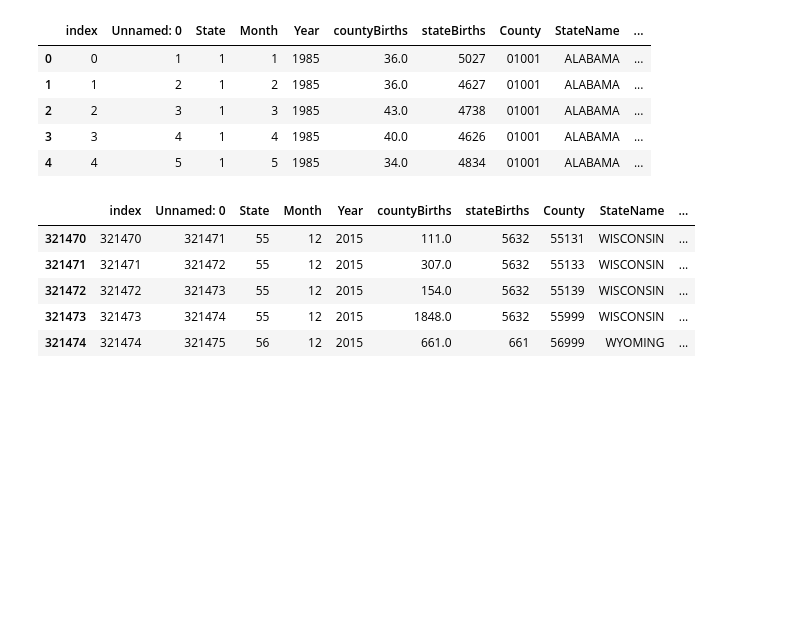
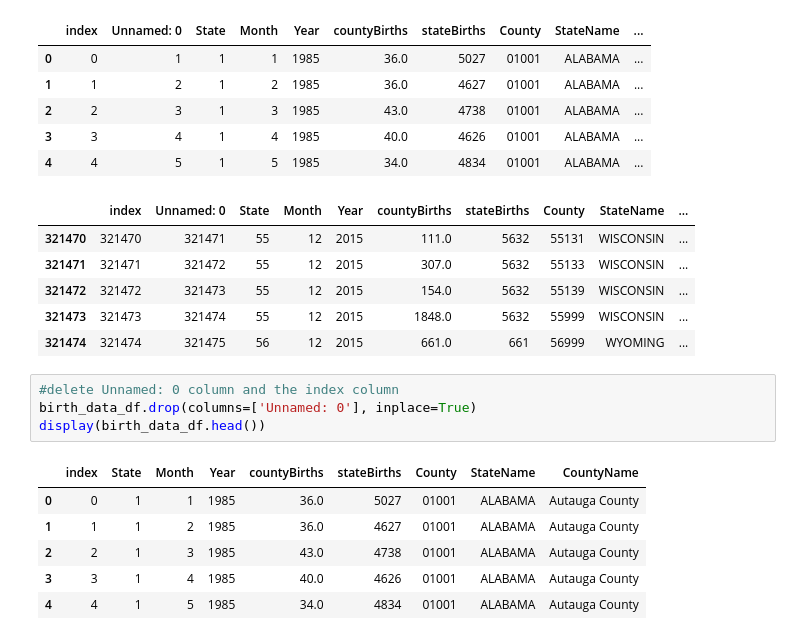
Before and after one commit to Aquamarine278/AI-Bootcamp-Project-1, a Jupyter notebook: birthdata_1.ipynb, the cells around one changed output. Cells and saved outputs as stored; diff of their text form; blank space fills up the shorter version.

```diff
--- a/birthdata_1.ipynb
+++ b/birthdata_1.ipynb
@@ -205,3 +205,14 @@ display(birth_data_df.tail())
 | 321472 | 321472 | 321473 | 55 | 12 | 2015 | 154.0 | 5632 | 55139 | WISCONSIN | ... |
 | 321473 | 321473 | 321474 | 55 | 12 | 2015 | 1848.0 | 5632 | 55999 | WISCONSIN | ... |
 | 321474 | 321474 | 321475 | 56 | 12 | 2015 | 661.0 | 661 | 56999 | WYOMING | ... |
+# %%
+#delete Unnamed: 0 column and the index column
+birth_data_df.drop(columns=['Unnamed: 0'], inplace=True)
+display(birth_data_df.head())
+# %% [output]
+|  | index | State | Month | Year | countyBirths | stateBirths | County | StateName | CountyName |
+| 0 | 0 | 1 | 1 | 1985 | 36.0 | 5027 | 01001 | ALABAMA | Autauga County |
+| 1 | 1 | 1 | 2 | 1985 | 36.0 | 4627 | 01001 | ALABAMA | Autauga County |
+| 2 | 2 | 1 | 3 | 1985 | 43.0 | 4738 | 01001 | ALABAMA | Autauga County |
+| 3 | 3 | 1 | 4 | 1985 | 40.0 | 4626 | 01001 | ALABAMA | Autauga County |
+| 4 | 4 | 1 | 5 | 1985 | 34.0 | 4834 | 01001 | ALABAMA | Autauga County |
```
Also changed, not shown: parts of 4 cells of this notebook.
